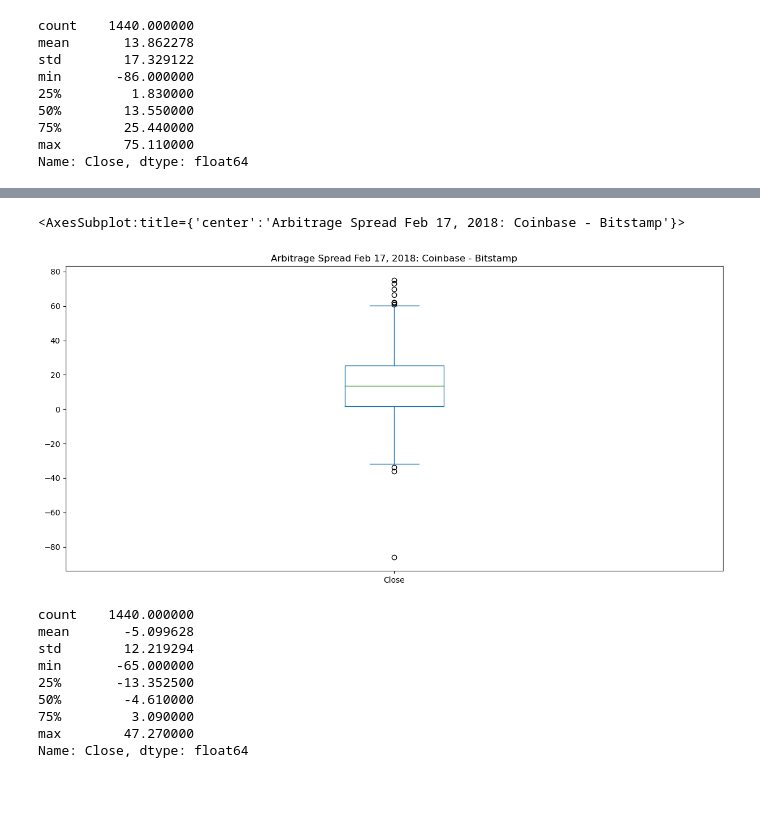
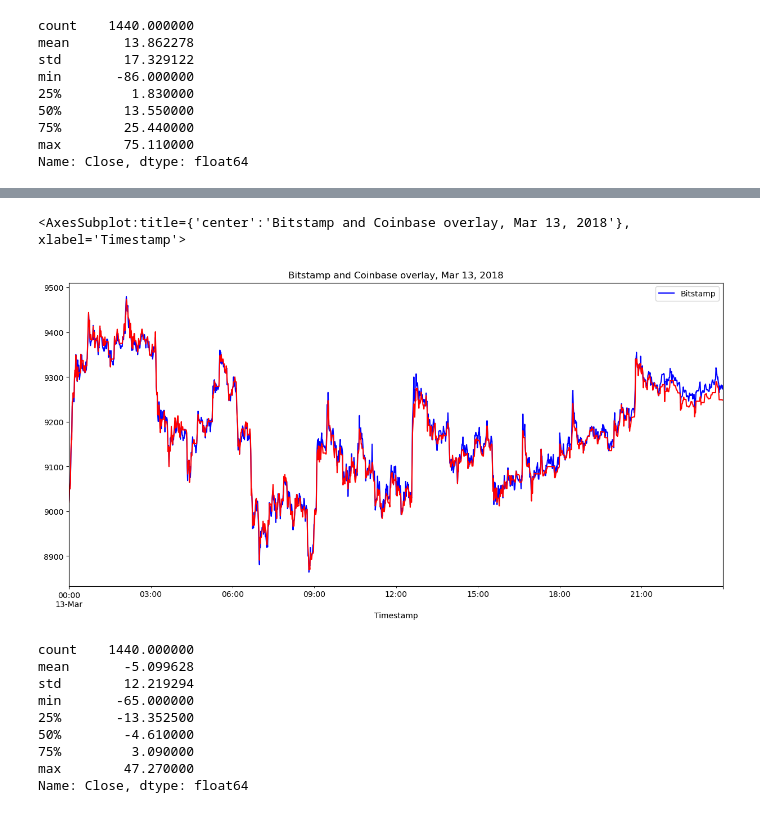
Before and after one commit to trentransom/Challenge_03, a Jupyter notebook: crypto_arbitrage.ipynb, the cells around one changed output, grey strips where cells are left out. Cells and saved outputs as stored; diff of their text form; code cells hidden in the pictures.

```diff
--- a/crypto_arbitrage.ipynb
+++ b/crypto_arbitrage.ipynb
@@ -400,11 +404,12 @@ Name: Close, dtype: float64
 # %%
 # Create an overlay plot that visualizes the two dataframes over a period of one day from late in the dataset.
 # Be sure that the plots include the parameters `legend`, `figsize`, `title`, `color` and `label`
 # YOUR CODE HERE
-arbitrage_spread_middle.plot(kind = 'box', figsize = (15,7), title = 'Arbitrage Spread Feb 17, 2018: Coinbase - Bitstamp')
+bitstamp_sliced.loc['2018-03-13'].plot(figsize = (15,7), legend = True, label = 'Bitstamp', color = 'blue', title = 'Bitstamp and Coinbase overlay, Mar 13, 2018')
+coinbase_sliced.loc['2018-03-13'].plot(figsize = (15,7), label = 'Coinbase', color = 'red')
 # %% [output]
-<AxesSubplot:title={'center':'Arbitrage Spread Feb 17, 2018: Coinbase - Bitstamp'}>
+<AxesSubplot:title={'center':'Bitstamp and Coinbase overlay, Mar 13, 2018'}, xlabel='Timestamp'>
-[figure, old version]
+[figure, new version]
 # %%
 # Using the date from the late that you have selected, calculate the arbitrage spread
 # by subtracting the bitstamp lower closing prices from the coinbase higher closing prices
```
Also changed, not shown: parts of 14 cells of this notebook.
